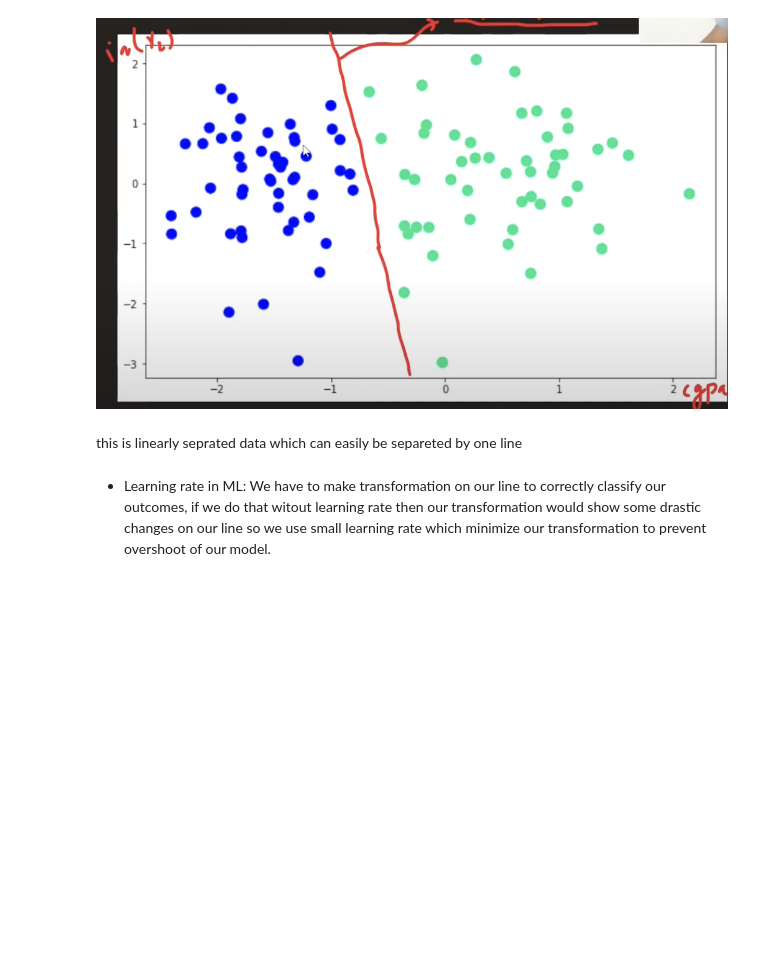
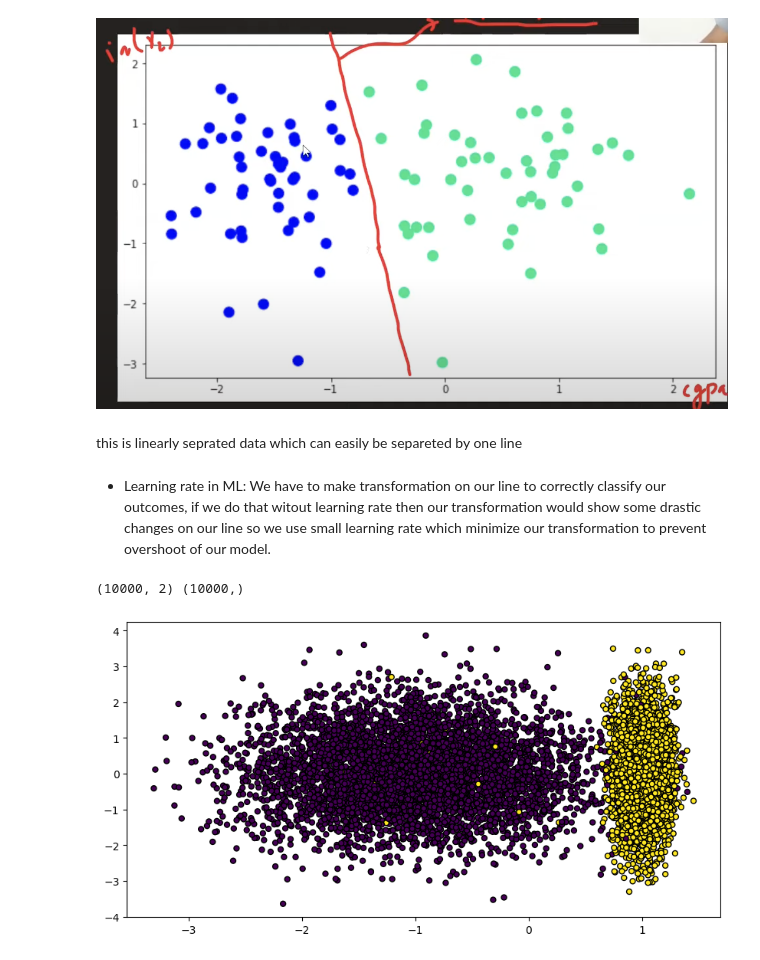
Before and after one commit to prititaliya/Logistic-Regression, a Jupyter notebook: Log_Reg.ipynb, the cells around one changed output. Saved outputs shown, nothing was run; the diff lists cells and outputs as text; code cells hidden in the pictures; blank space fills up the shorter version.

```diff
--- a/Log_Reg.ipynb
+++ b/Log_Reg.ipynb
@@ -14,3 +14,10 @@ this is linearly seprated data which can easily be separeted by one line
 # %% [markdown]
 - Learning rate in ML: We have to make transformation on our line to correctly
 classify our outcomes, if we do that witout learning rate then our transformation would show some drastic changes on our line so we use small learning rate which minimize our transformation to prevent overshoot of our model.
+# %%
+from sklearn.datasets import make_classification
+import numpy as np
+X, y = make_classification(n_samples=10000, n_features=2, n_informative=1, n_redundant=0, random_state=41,n_clusters_per_class=1)
+print(X.shape, y.shape)
+# %% [output]
+(10000, 2) (10000,)
@@ -16,0 +26,6 @@ classify our outcomes, if we do that witout learning rate then our transformatio
+# %%
+plt.figure(figsize=(10, 5))
+plt.scatter(X[:, 0], X[:, 1], marker='o', c=y, s=25, edgecolor='k')
+plt.show()
+# %% [output]
+[figure, added]
```
Also changed, not shown: parts of 10 cells of this notebook.
